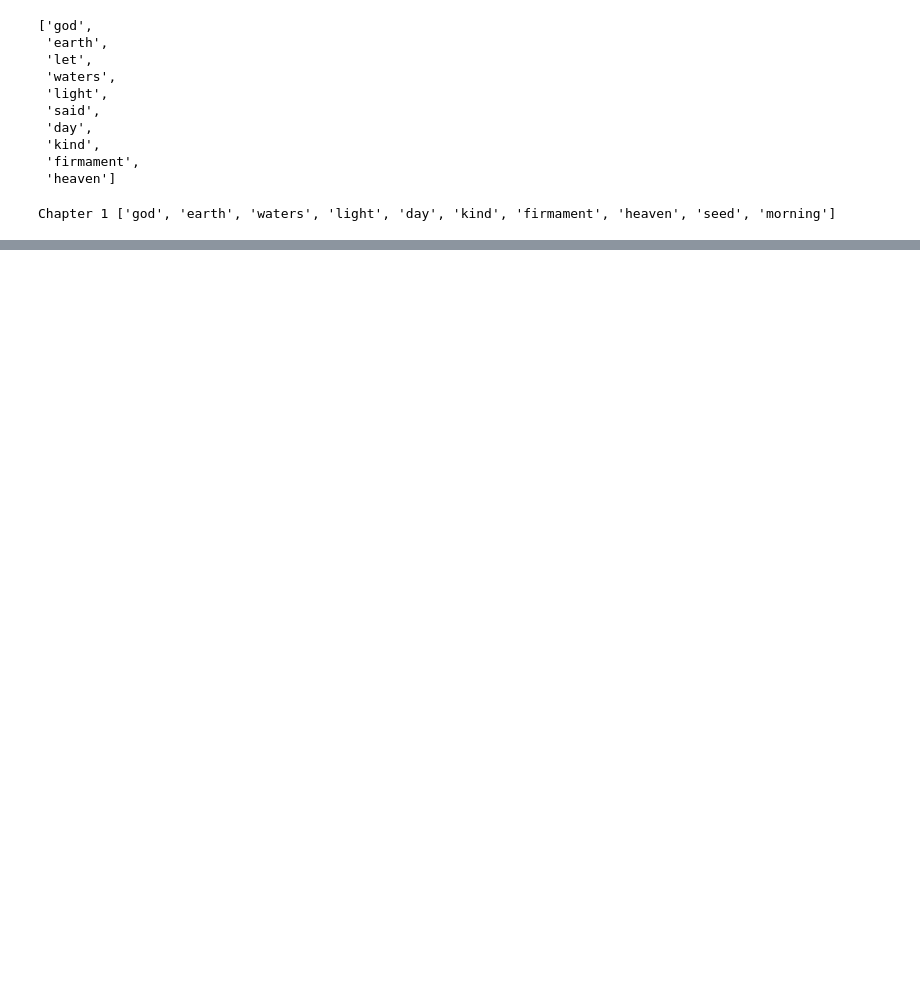
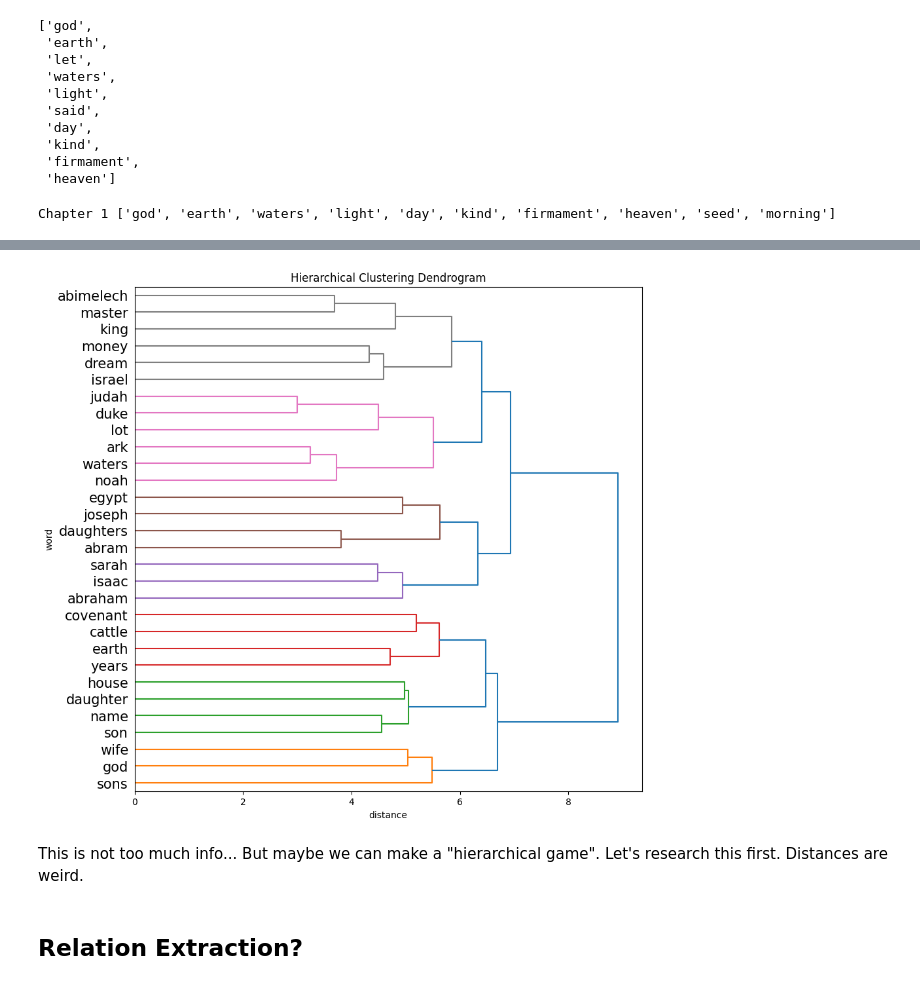
Before and after one commit to zhutchens/hierarchical_clustering, a Jupyter notebook: Bible_NLP/Bible_NLP.ipynb, the cells around one changed output, grey strips where cells are left out. Cells and saved outputs as stored; diff of their text form; code cells hidden in the pictures; blank space fills up the shorter version.

```diff
--- a/Bible_NLP/Bible_NLP.ipynb
+++ b/Bible_NLP/Bible_NLP.ipynb
@@ -537,0 +766,13 @@ genesis_tf_idf_word_type.style.set_properties(subset=['word_type'], **{'width':
+# %%
+# Create a distance matrix from the co-occurrence matrix.
+distance_matrix = np.zeros((len(top_30_words), len(top_30_words)))
+
+for i in range(len(top_30_words)):
+    for j in range(len(top_30_words)):
+        if co_occurrence_matrix[i,j] == 0:
+            distance_matrix[i,j] = 2
+        else:
+            distance_matrix[i,j] = 1/co_occurrence_matrix[i,j]
+
+distance_matrix_df = pd.DataFrame(distance_matrix, index=top_30_words, columns=top_30_words)
+distance_matrix_df
@@ -537,0 +797,23 @@ genesis_tf_idf_word_type.style.set_properties(subset=['word_type'], **{'width':
+# %%
+# Perform hierarchical clustering on the distance matrix.
+from scipy.cluster.hierarchy import dendrogram, linkage
+
+Z = linkage(distance_matrix, 'complete')
+
+plt.figure(figsize=(10, 10))
+plt.title('Hierarchical Clustering Dendrogram')
+plt.xlabel('distance')
+plt.ylabel('word')
+dendrogram(
+    Z,
+    leaf_font_size=15.,  # font size for the x axis labels
+    labels = top_30_words,
+    orientation='right',
+)
+plt.show()
+# %% [output]
+[figure, added]
+# %% [markdown]
+This is not too much info... But maybe we can make a "hierarchical game". Let's research this first. Distances are weird.
+# %% [markdown]
+## Relation Extraction?
```
Also changed, not shown: parts of 17 cells of this notebook, 3 other files.
